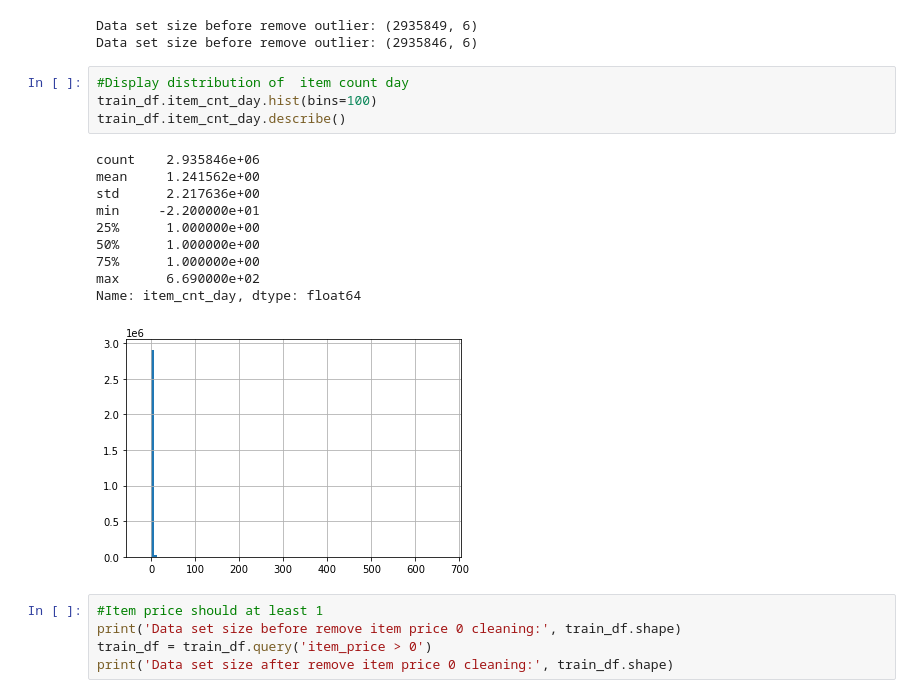
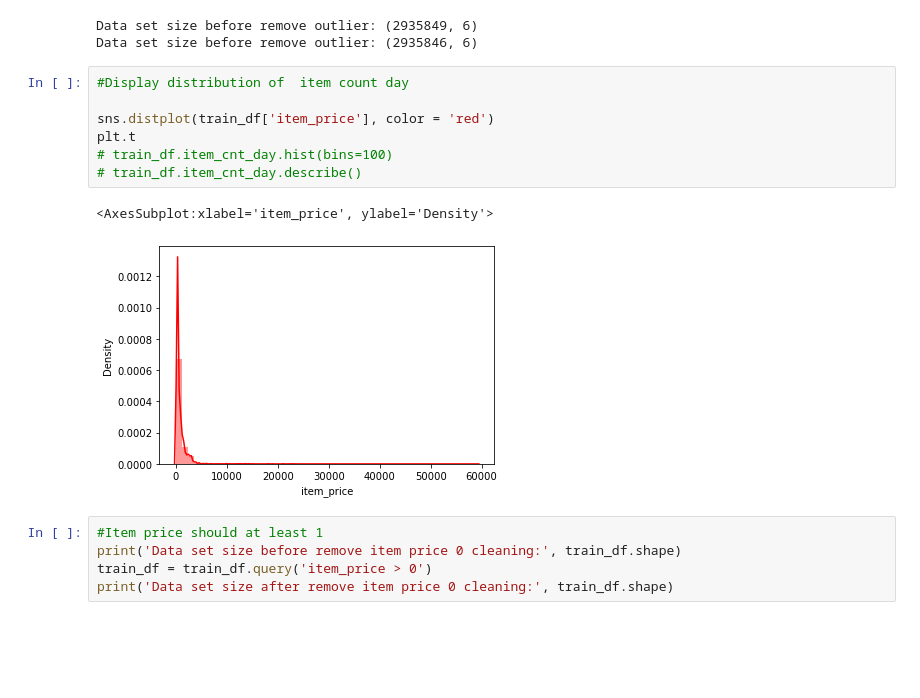
Before and after one commit to sarumaha/predict_future_sales_kaggle, a Jupyter notebook: analysis.ipynb, the cells around one changed output. Drawn from its saved outputs; the diff is of its cells as text; blank space fills up the shorter version.

Commit message:
Update analysis.ipynb
Updating price distribution chart

```diff
--- a/analysis.ipynb
+++ b/analysis.ipynb
@@ -134,19 +134,14 @@ Data set size before remove outlier: (2935849, 6)
 Data set size before remove outlier: (2935846, 6)
 # %%
 #Display distribution of  item count day
-train_df.item_cnt_day.hist(bins=100)
-train_df.item_cnt_day.describe()
+
+sns.distplot(train_df['item_price'], color = 'red')
+plt.t
+# train_df.item_cnt_day.hist(bins=100)
+# train_df.item_cnt_day.describe()
 # %% [output]
-count    2.935846e+06
-mean     1.241562e+00
-std      2.217636e+00
-min     -2.200000e+01
-25%      1.000000e+00
-50%      1.000000e+00
-75%      1.000000e+00
-max      6.690000e+02
-Name: item_cnt_day, dtype: float64
+<AxesSubplot:xlabel='item_price', ylabel='Density'>
-[figure, old version]
+[figure, new version]
 # %%
 #Item price should at least 1
 print('Data set size before remove item price 0 cleaning:', train_df.shape)
```
Also changed, not shown: parts of 2 cells of this notebook.
